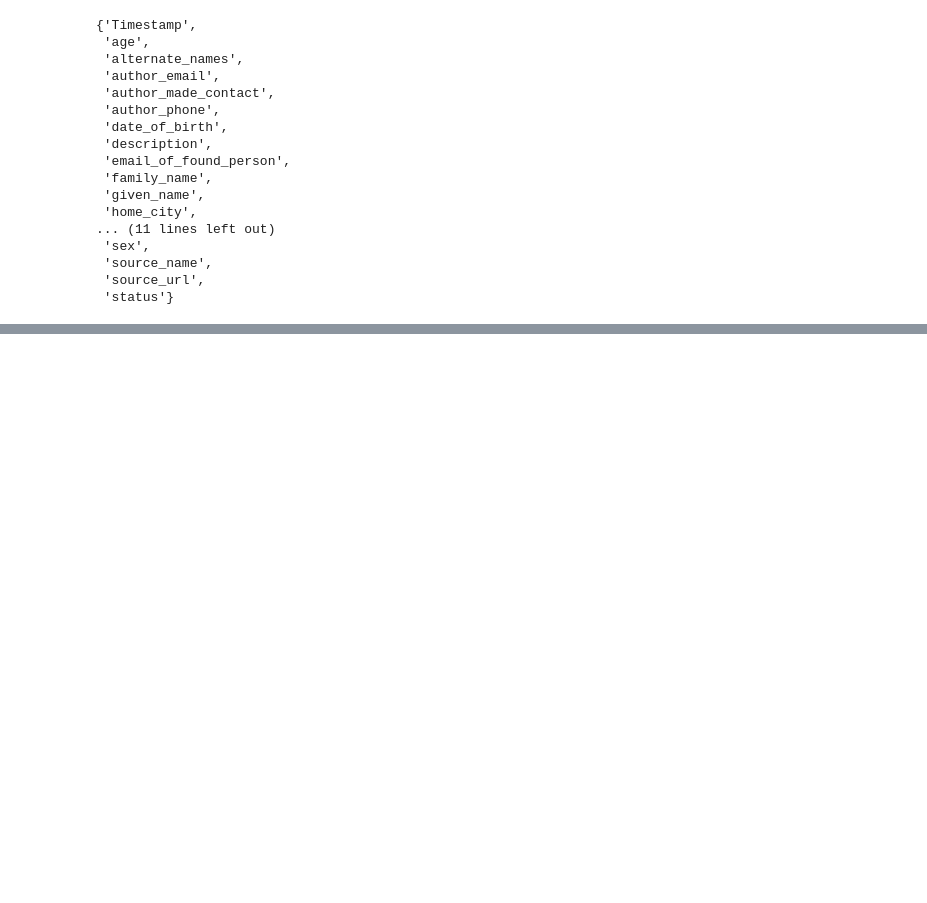
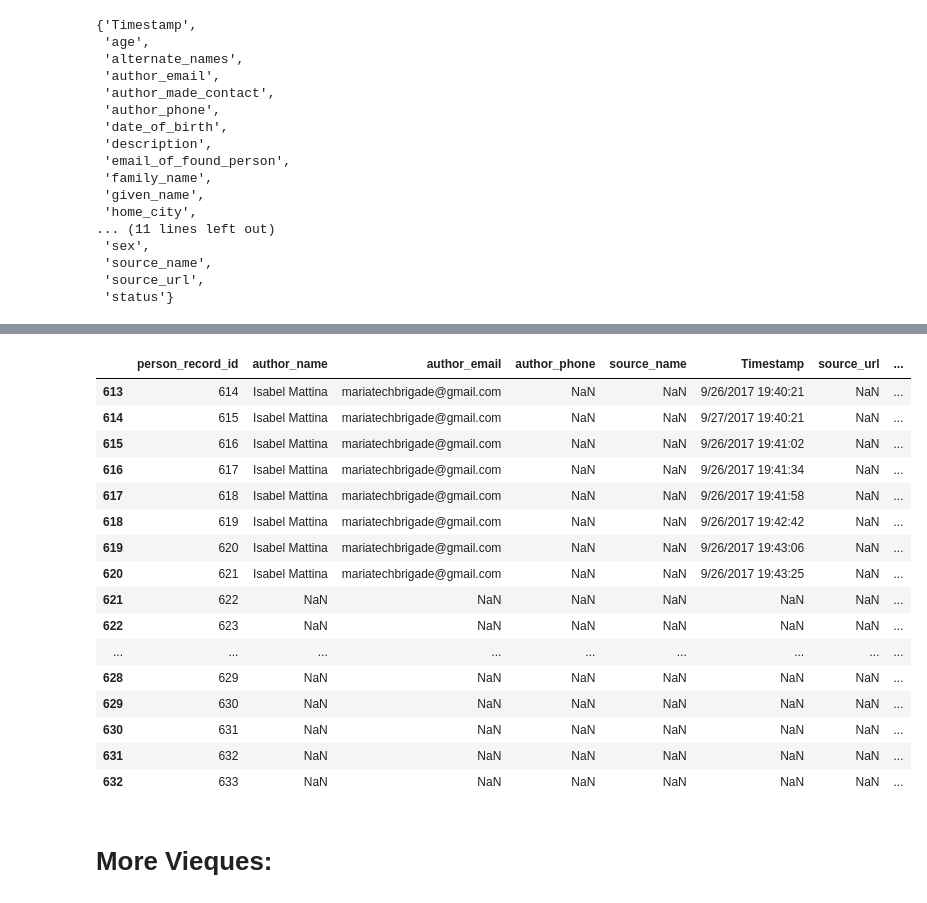
Before and after one commit to karmacelina/mtb_snail_uploads, a Jupyter notebook: notebooks/Untitled.ipynb, the cells around one changed output, grey strips where cells are left out. Saved outputs shown, nothing was run; the diff lists cells and outputs as text; code cells hidden in the pictures; blank space fills up the shorter version.

Commit message:
new vieques info

```diff
--- a/notebooks/Untitled.ipynb
+++ b/notebooks/Untitled.ipynb
@@ -1,3 +3,6 @@
+# %%
+pd.set_option('display.max_rows', 500)
+pd.set_option('display.max_columns', 500)
 # %%
 import pandas as pd
 
@@ -153,0 +155,24 @@ DF.head()
+# %%
+DF['person_record_id'] = DF.index + 1
+# %%
+DF.tail(20)
+# %% [output]
+|  | person_record_id | author_name | author_email | author_phone | source_name | Timestamp | source_url | ... |
+| 613 | 614 | Isabel Mattina | mariatechbrigade@gmail.com | NaN | NaN | 9/26/2017 19:40:21 | NaN | ... |
+| 614 | 615 | Isabel Mattina | mariatechbrigade@gmail.com | NaN | NaN | 9/27/2017 19:40:21 | NaN | ... |
+| 615 | 616 | Isabel Mattina | mariatechbrigade@gmail.com | NaN | NaN | 9/26/2017 19:41:02 | NaN | ... |
+| 616 | 617 | Isabel Mattina | mariatechbrigade@gmail.com | NaN | NaN | 9/26/2017 19:41:34 | NaN | ... |
+| 617 | 618 | Isabel Mattina | mariatechbrigade@gmail.com | NaN | NaN | 9/26/2017 19:41:58 | NaN | ... |
+| 618 | 619 | Isabel Mattina | mariatechbrigade@gmail.com | NaN | NaN | 9/26/2017 19:42:42 | NaN | ... |
+| 619 | 620 | Isabel Mattina | mariatechbrigade@gmail.com | NaN | NaN | 9/26/2017 19:43:06 | NaN | ... |
+| 620 | 621 | Isabel Mattina | mariatechbrigade@gmail.com | NaN | NaN | 9/26/2017 19:43:25 | NaN | ... |
+| 621 | 622 | NaN | NaN | NaN | NaN | NaN | NaN | ... |
+| 622 | 623 | NaN | NaN | NaN | NaN | NaN | NaN | ... |
+| ... | ... | ... | ... | ... | ... | ... | ... | ... |
+| 628 | 629 | NaN | NaN | NaN | NaN | NaN | NaN | ... |
+| 629 | 630 | NaN | NaN | NaN | NaN | NaN | NaN | ... |
+| 630 | 631 | NaN | NaN | NaN | NaN | NaN | NaN | ... |
+| 631 | 632 | NaN | NaN | NaN | NaN | NaN | NaN | ... |
+| 632 | 633 | NaN | NaN | NaN | NaN | NaN | NaN | ... |
+# %% [markdown]
+# More Vieques:
```
Also changed, not shown: parts of 23 cells of this notebook.
